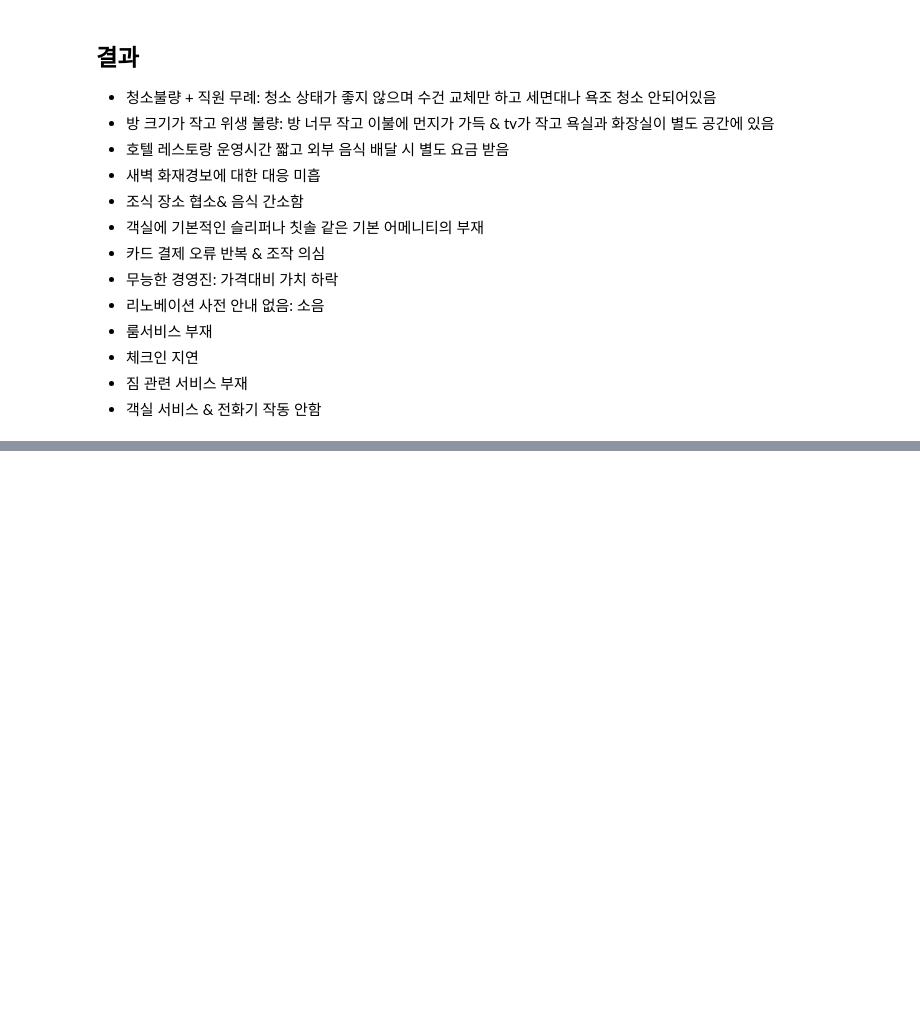
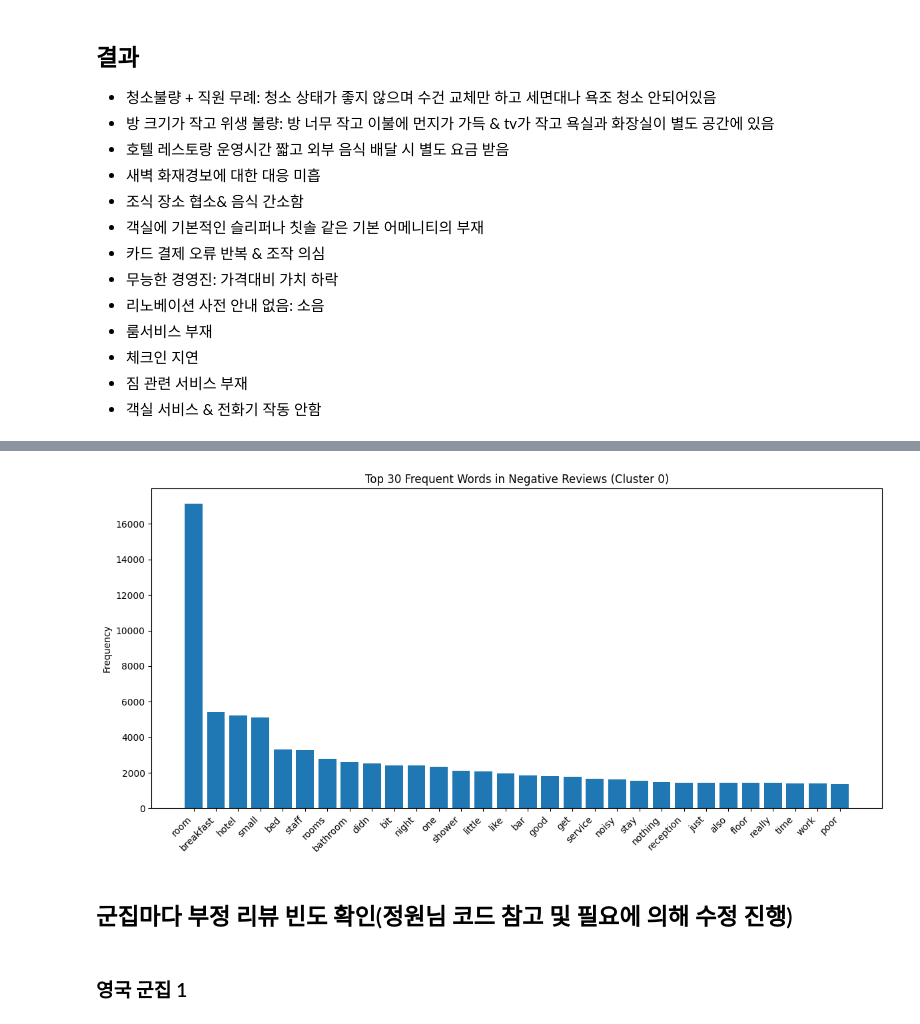
Before and after one commit to zehye/Final-Team5, a Jupyter notebook: 파이널_프로젝트_5팀(리뷰어국적&호텔위치와_평점간의_관계).ipynb, the cells around one changed output, grey strips where cells are left out. Saved outputs shown, nothing was run; the diff lists cells and outputs as text; code cells hidden in the pictures; blank space fills up the shorter version.

```diff
--- a/파이널_프로젝트_5팀(리뷰어국적&호텔위치와_평점간의_관계).ipynb
+++ b/파이널_프로젝트_5팀(리뷰어국적&호텔위치와_평점간의_관계).ipynb
@@ -1598,0 +1604,73 @@ print(review_samples)
+# %%
+import pandas as pd
+import re
+from collections import Counter
+import matplotlib.pyplot as plt
+from sklearn.preprocessing import StandardScaler
+from sklearn.cluster import MiniBatchKMeans
+
+# 1. CSV 파일 로드
+df = pd.read_csv("Hotel_Reviews_booking.csv")
+
+# 2. 영국 호텔 필터링
+uk_df = df[df["Hotel_Address"].str.contains("United Kingdom", na=False)].copy()
+
+# 3. 위치 정보 결측 제거 + 클러스터링 준비
+uk_df = uk_df.dropna(subset=["lat", "lng"])
+scaler = StandardScaler()
+coords_scaled = scaler.fit_transform(uk_df[["lat", "lng"]])
+
+# 4. KMeans 클러스터링 (9개 군집)
+kmeans = MiniBatchKMeans(n_clusters=9, random_state=42, batch_size=10000)
+uk_df["cluster"] = kmeans.fit_predict(coords_scaled)
+
+# 5. 부정 리뷰 필터링 ("No Negative", "Nothing" 제외)
+uk_df["Negative_Review"] = uk_df["Negative_Review"].fillna("").astype(str)
+neg_df = uk_df[~uk_df["Negative_Review"].str.lower().str.strip().isin(
+    ["no negative", "nothing", "nothing negative"]
+)]
+
+# 6. 군집 0의 부정 리뷰만 추출
+neg_cluster0 = neg_df[neg_df["cluster"] == 1]["Negative_Review"]
+
+# 7. 커스텀 불용어 목록
+custom_stopwords = set("""
+a about above after again against all am an and any are arent as at be because been before being below
+between both but by can cant come could couldnt did didnt do does doesnt doing dont down during each few
+for from further had hadnt has hasnt have havent having he hed hell hes her here heres hers herself him
+himself his how hows i id ill im ive if in into is isnt it its itself lets me more most mustnt my myself
+no nor not of off on once only or other ought our ours ourselves out over own same shant she shed shell
+shes should shouldnt so some such than that thats the their theirs them themselves then there theres these
+they theyd theyll theyre theyve this those through to too under until up very was wasnt we wed well were
+weve were werent what whats when whens where wheres which while who whos whom why whys with wont would
+wouldnt you youd youll youre youve your yours yourself yourselves
+""".split())
+
+# 8. 전처리 함수 정의 (소문자화 + 특수문자 제거 + 불용어 제거)
+def preprocess_text_fallback(text_series):
+    tokens = []
+    for text in text_series:
+        text = text.lower()
+        text = re.sub(r"[^\w\s]", "", text)  # 특수문자 제거
+        words = text.split()
+        filtered = [word for word in words if word not in custom_stopwords and len(word) > 2]
+        tokens.extend(filtered)
+    return tokens
+
+# 9. 군집 0 부정 리뷰 토큰화 및 카운트
+tokens_cluster0 = preprocess_text_fallback(neg_cluster0)
+word_freq_cluster0 = Counter(tokens_cluster0).most_common(30)
+
+# 10. 시각화
+words, counts = zip(*word_freq_cluster0)
+plt.figure(figsize=(12, 6))
+plt.bar(words, counts)
+plt.xticks(rotation=45, ha='right')
+plt.title("Top 30 Frequent Words in Negative Reviews (Cluster 0)")
+plt.ylabel("Frequency")
+plt.tight_layout()
+plt.show()
+# %% [output]
+[figure, added]
+# %% [markdown]
+## 군집마다 부정 리뷰 빈도 확인(정원님 코드 참고 및 필요에 의해 수정 진행)
@@ -1598,0 +1687,2 @@ print(review_samples)
+# %% [markdown]
+### 영국 군집 1
```
Also changed, not shown: parts of 7 cells of this notebook.
